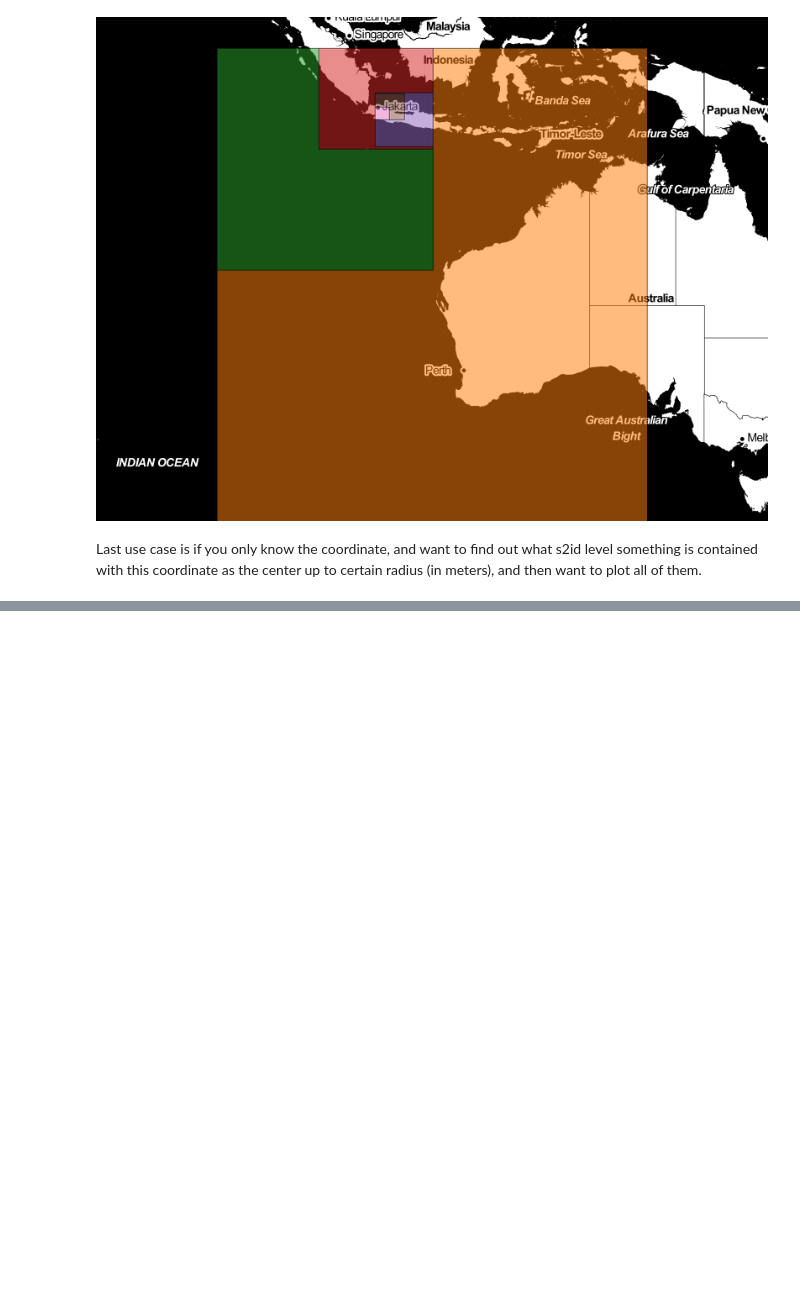
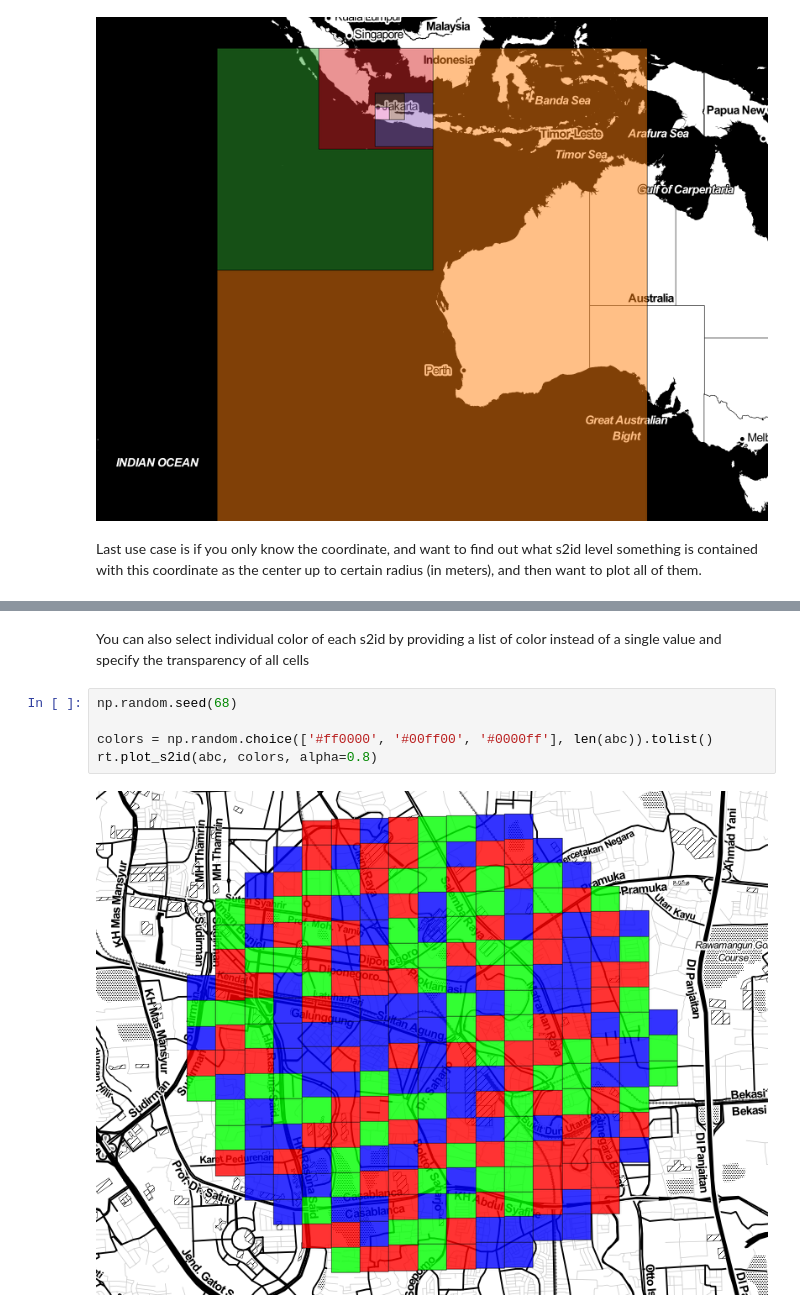
Before and after one commit to mitbal/raftel, a Jupyter notebook: example.ipynb, the cells around one changed output, grey strips where cells are left out. Cells and saved outputs as stored; diff of their text form; blank space fills up the shorter version.

```diff
--- a/example.ipynb
+++ b/example.ipynb
@@ -56,0 +57,9 @@ rt.plot_s2id(abc)
+# %% [markdown]
+You can also select individual color of each s2id by providing a list of color instead of a single value and specify the transparency of all cells
+# %%
+np.random.seed(68)
+
+colors = np.random.choice(['#ff0000', '#00ff00', '#0000ff'], len(abc)).tolist()
+rt.plot_s2id(abc, colors, alpha=0.8)
+# %% [output]
+[figure, added]
```
Also changed, not shown: parts of 3 cells of this notebook.
